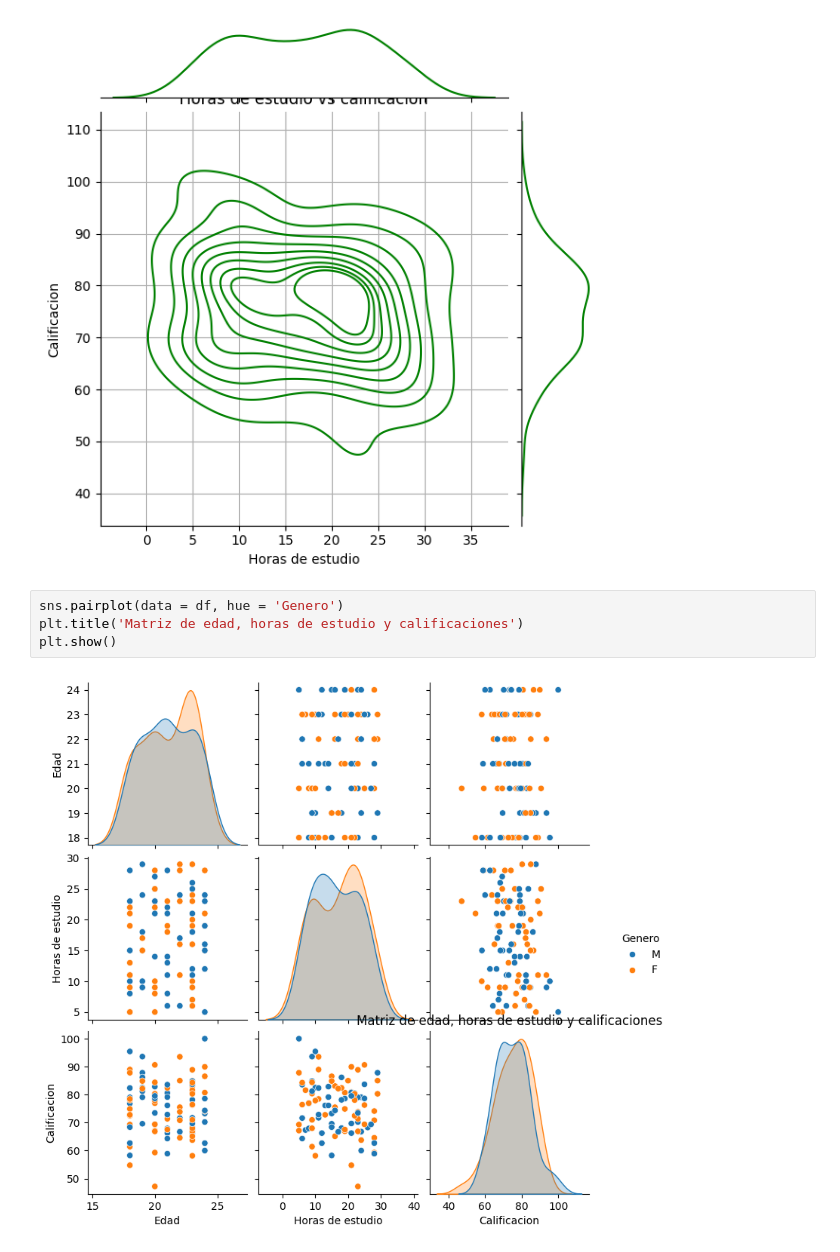
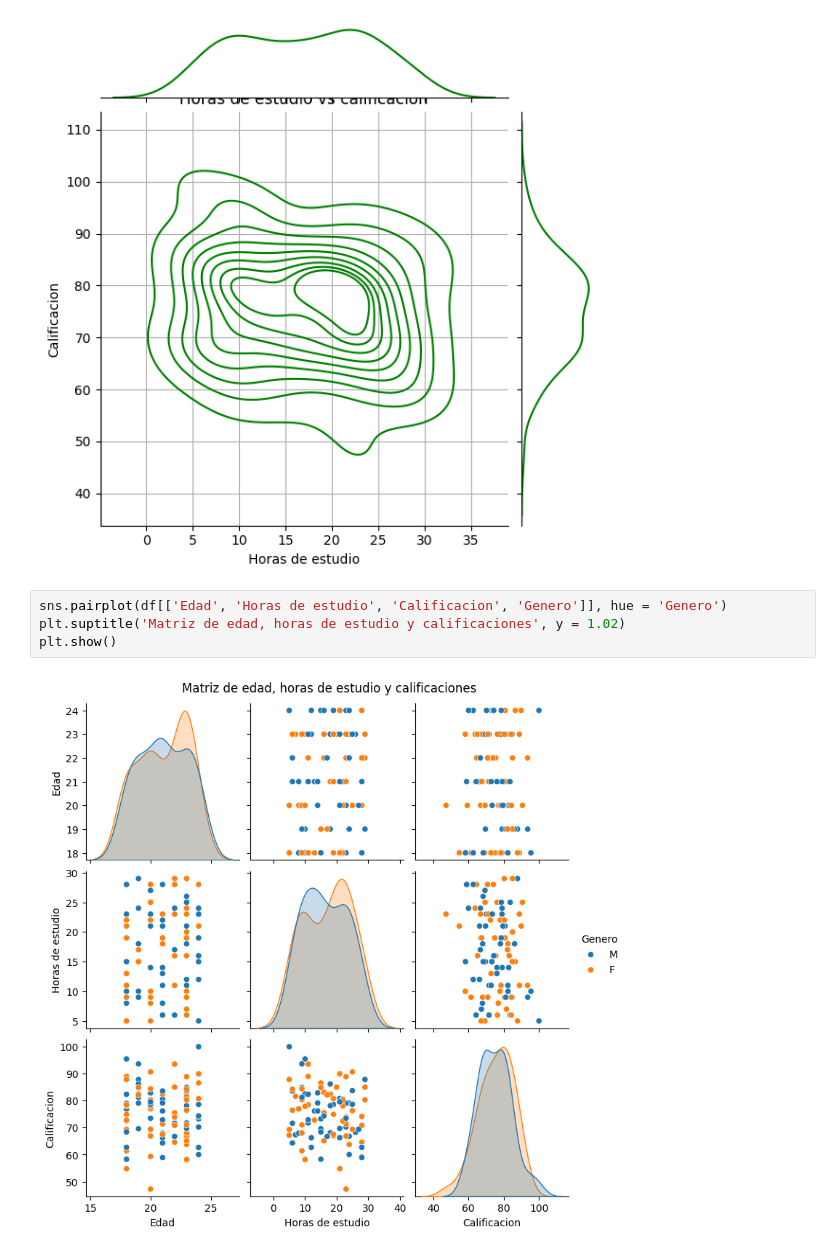
Before and after one commit to MattZG/Portafolio, a Jupyter notebook: Modulo_4.ipynb, the cells around one changed output. Drawn from its saved outputs; the diff is of its cells as text.

```diff
--- a/Modulo_4.ipynb
+++ b/Modulo_4.ipynb
@@ -1052,8 +1052,8 @@ plt.show()
 # %% [output]
 [figure]
 # %%
-sns.pairplot(data = df, hue = 'Genero')
-plt.title('Matriz de edad, horas de estudio y calificaciones')
+sns.pairplot(df[['Edad', 'Horas de estudio', 'Calificacion', 'Genero']], hue = 'Genero')
+plt.suptitle('Matriz de edad, horas de estudio y calificaciones', y = 1.02)
 plt.show()
 # %% [output]
-[figure, old version]
+[figure, new version]
```
